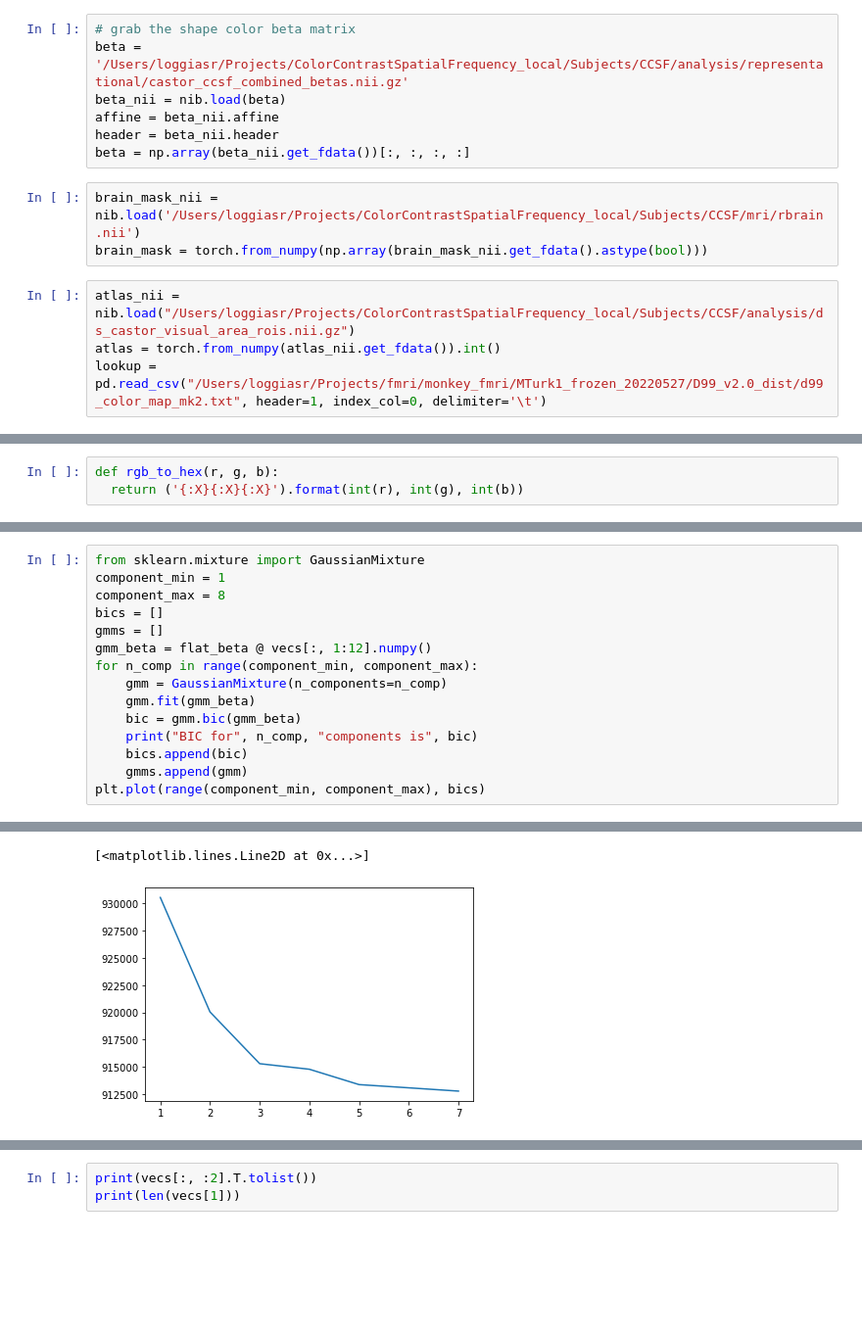
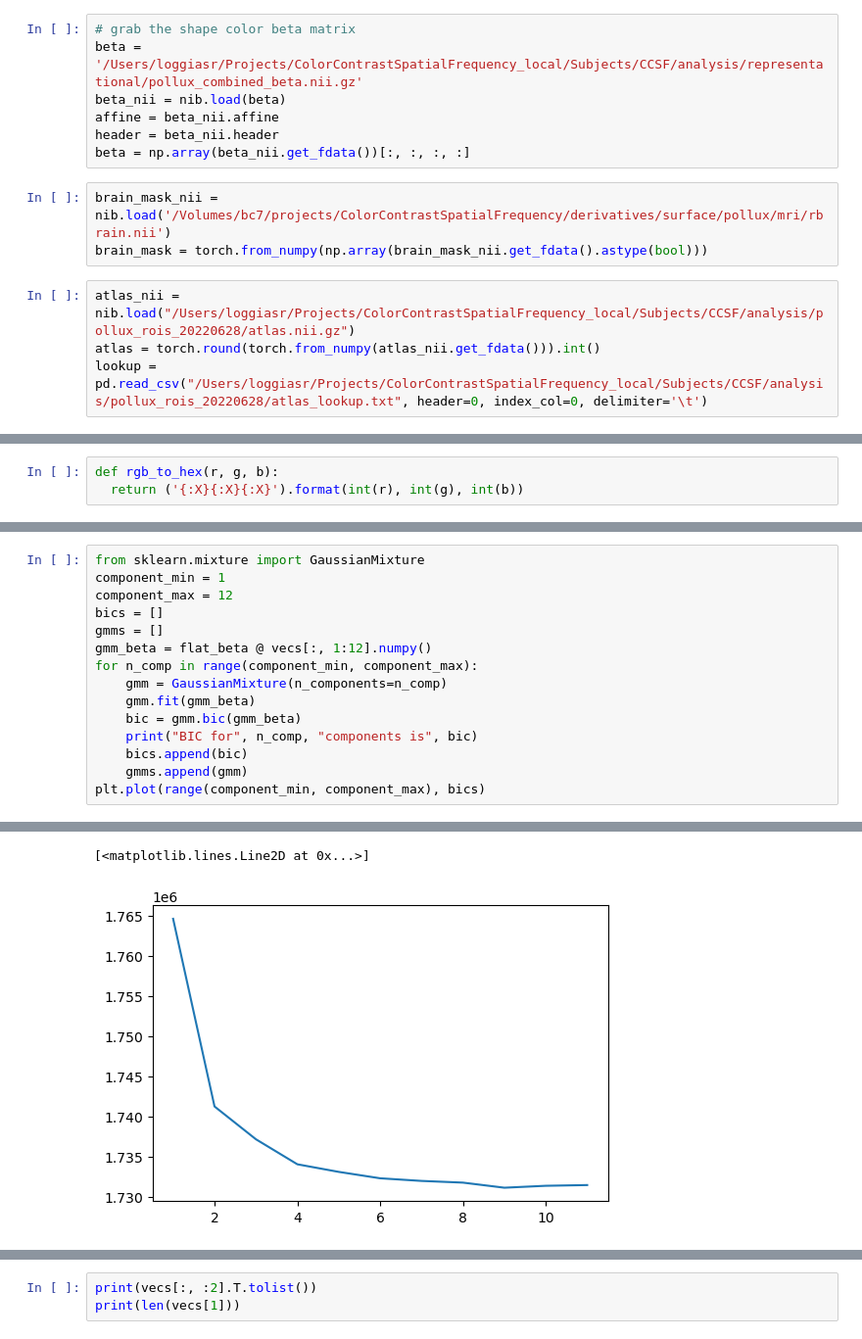
Before and after one commit to spencer-loggia/monkey_fmri, a Jupyter notebook: testing/pca_clust.ipynb, the cells around one changed output, grey strips where cells are left out. Shown at 98% size. Cells and saved outputs as stored; diff of their text form; blank space fills up the shorter version.

```diff
--- a/testing/pca_clust.ipynb
+++ b/testing/pca_clust.ipynb
@@ -18,15 +22,15 @@ from bin.graphIO import GraphIO
 # %%
 # grab the shape color beta matrix
-beta = '/Users/loggiasr/Projects/ColorContrastSpatialFrequency_local/Subjects/CCSF/analysis/representational/castor_ccsf_combined_betas.nii.gz'
+beta = '/Users/loggiasr/Projects/ColorContrastSpatialFrequency_local/Subjects/CCSF/analysis/representational/pollux_combined_beta.nii.gz'
 beta_nii = nib.load(beta)
 affine = beta_nii.affine
 header = beta_nii.header
 beta = np.array(beta_nii.get_fdata())[:, :, :, :]
 # %%
-brain_mask_nii = nib.load('/Users/loggiasr/Projects/ColorContrastSpatialFrequency_local/Subjects/CCSF/mri/rbrain.nii')
+brain_mask_nii = nib.load('/Volumes/bc7/projects/ColorContrastSpatialFrequency/derivatives/surface/pollux/mri/rbrain.nii')
 brain_mask = torch.from_numpy(np.array(brain_mask_nii.get_fdata().astype(bool)))
 # %%
-atlas_nii = nib.load("/Users/loggiasr/Projects/ColorContrastSpatialFrequency_local/Subjects/CCSF/analysis/ds_castor_visual_area_rois.nii.gz")
-atlas = torch.from_numpy(atlas_nii.get_fdata()).int()
-lookup = pd.read_csv("/Users/loggiasr/Projects/fmri/monkey_fmri/MTurk1_frozen_20220527/D99_v2.0_dist/d99_color_map_mk2.txt", header=1, index_col=0, delimiter='\t')
+atlas_nii = nib.load("/Users/loggiasr/Projects/ColorContrastSpatialFrequency_local/Subjects/CCSF/analysis/pollux_rois_20220628/atlas.nii.gz")
+atlas = torch.round(torch.from_numpy(atlas_nii.get_fdata())).int()
+lookup = pd.read_csv("/Users/loggiasr/Projects/ColorContrastSpatialFrequency_local/Subjects/CCSF/analysis/pollux_rois_20220628/atlas_lookup.txt", header=0, index_col=0, delimiter='\t')
 # %%
@@ -77,7 +81,7 @@ print(len(vecs[1]))
 # %%
 from sklearn.mixture import GaussianMixture
 component_min = 1
-component_max = 8
+component_max = 12
 bics = []
 gmms = []
 gmm_beta = flat_beta @ vecs[:, 1:12].numpy()
@@ -100,3 +108,3 @@ BIC for 7 components is 912778.0437625523
 [<matplotlib.lines.Line2D at 0x...>]
-[figure, old version]
+[figure, new version]
 # %%
```
Also changed, not shown: parts of 19 cells of this notebook, 1 other file.
